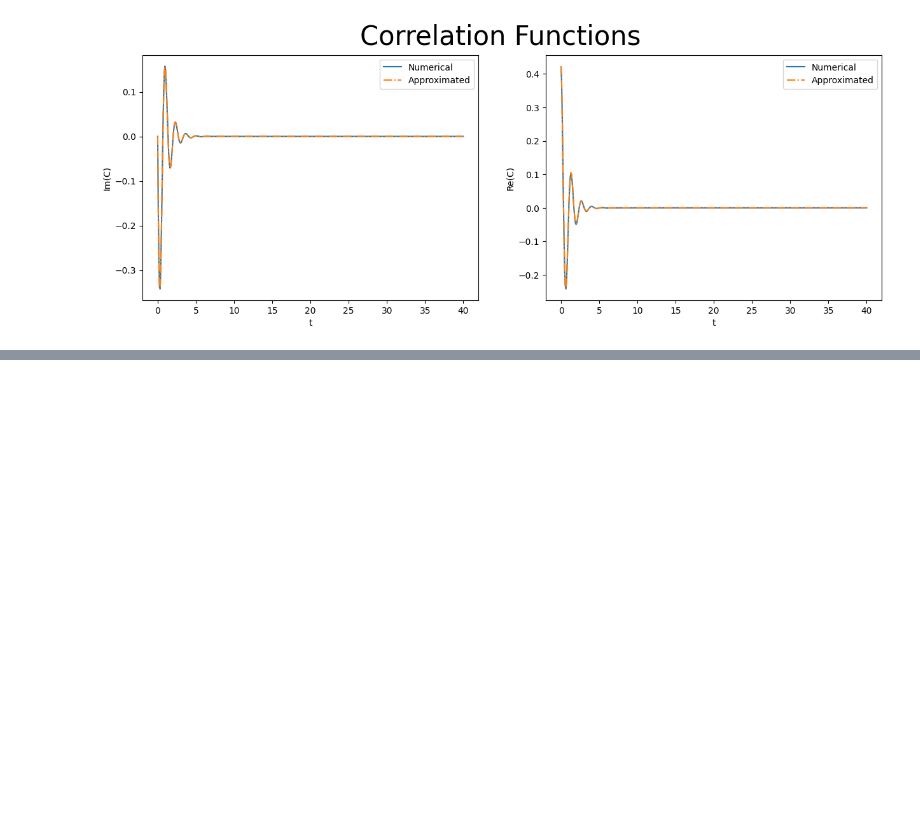
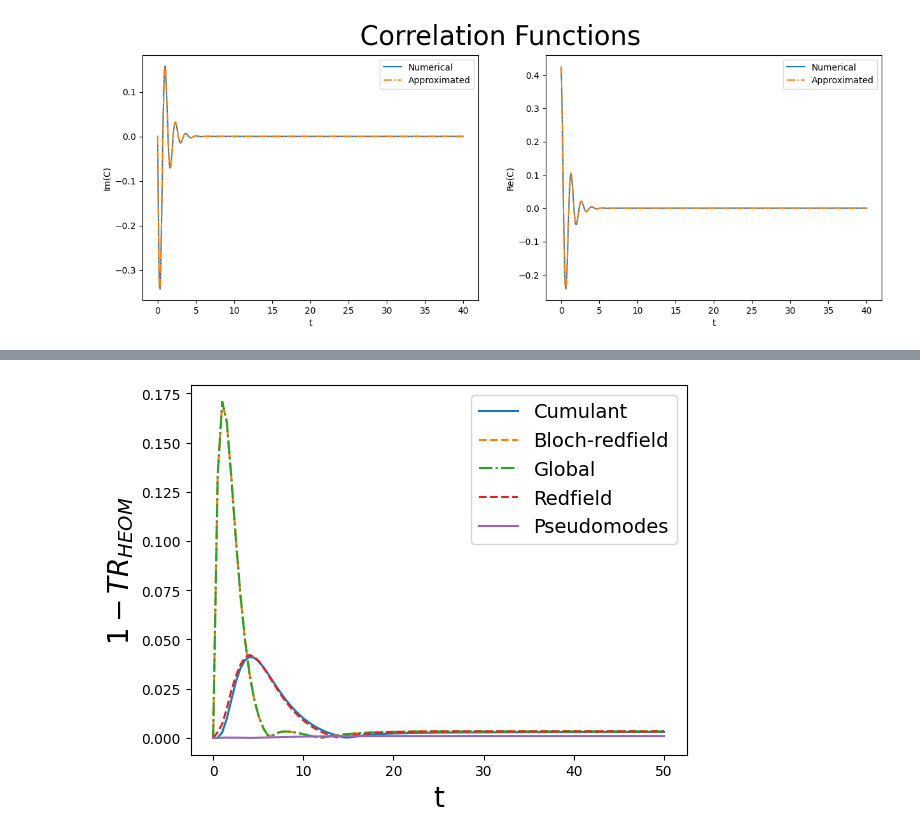
Before and after one commit to gsuarezr/DSE, a Jupyter notebook: report/br_failure_forpdf.ipynb, the cells around one changed output, grey strips where cells are left out. Cells and saved outputs as stored; diff of their text form; code cells hidden in the pictures; blank space fills up the shorter version.

```diff
--- a/report/br_failure_forpdf.ipynb
+++ b/report/br_failure_forpdf.ipynb
@@ -255,4 +304,4 @@ From what we see in both the trace distance and fidelity plots, the Bloch-Redfie
 # %%
-Q2=Qobj(np.real(Q.full()))
+Q2=psis[0]
 Q2
 # %% [output]
@@ -262,7 +311,7 @@ bath = heom.UnderDampedBath(
         Q=Q2,
         lam=lam, gamma=gamma, w0=w0, T=0, Nk=5) # fix runtime warning
 cfiitter2 = heom.CorrelationFitter(
-    Q, 0, tfit, bath.correlation_function)
+    Q2, 0, tfit, bath.correlation_function)
 bath1, fit2info = cfiitter2.get_fit(Ni=1, Nr=2)
 # notice one mode is also a pretty good approximation
 print(fit2info['summary'])
@@ -341,2 +330,0 @@ example = pseudomode(Hsys=H, Q=Q2, bath=bathu)
-# %%
-Q2.dims=Q.dims
@@ -348,0 +331,2 @@ results=[result,result_cum,resultBR,result_lindblad_global2,result_red,ans]
+# %%
+results_syk2=solve_dynamics(H,Q2,bath,bath1,rho0,modes=2)
@@ -348,0 +371,4 @@ results=[result,result_cum,resultBR,result_lindblad_global2,result_red,ans]
+# %%
+trd(results_syk2,H,times)
+# %% [output]
+[figure, added]
```
Also changed, not shown: parts of 52 cells of this notebook, 6 other files.
